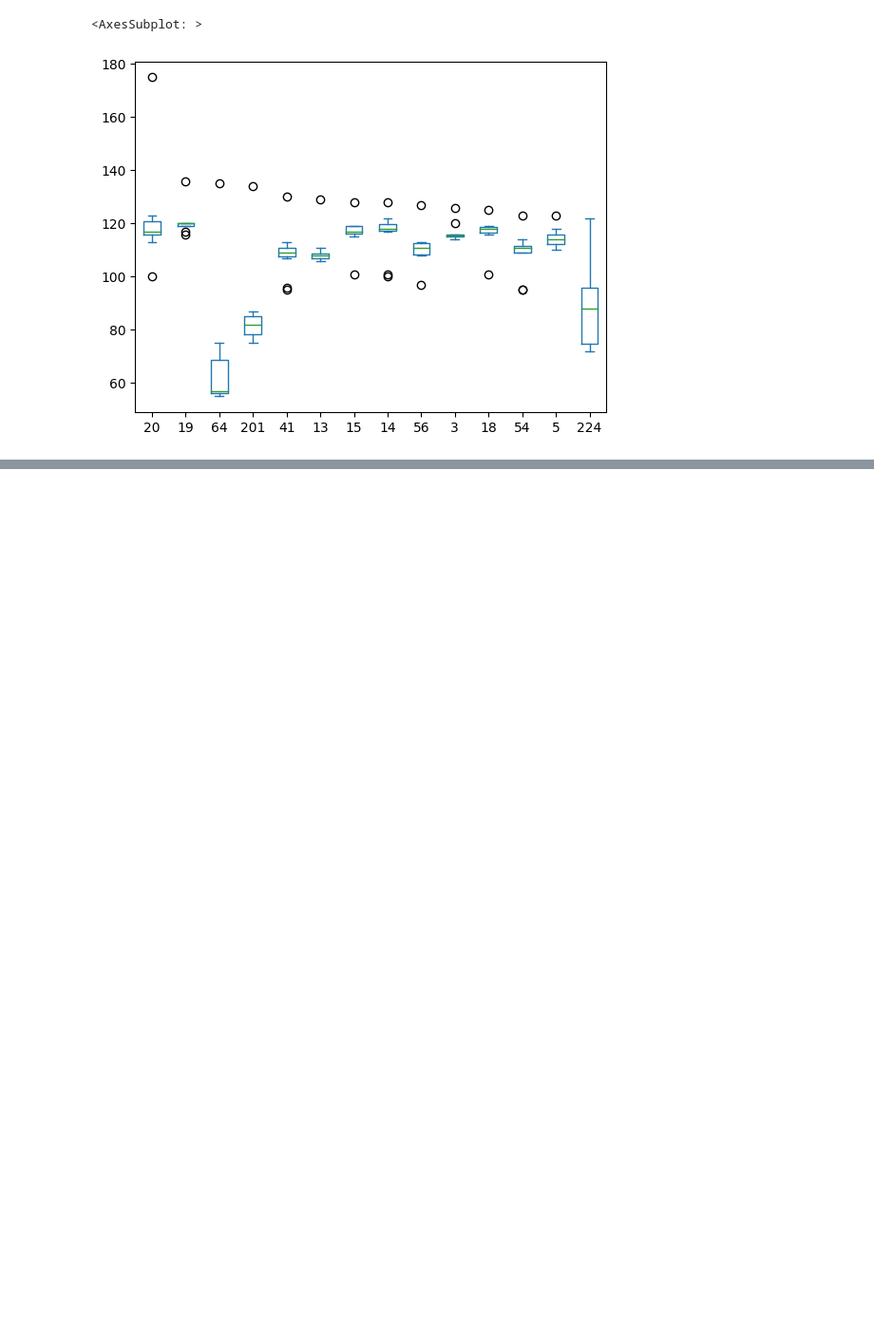
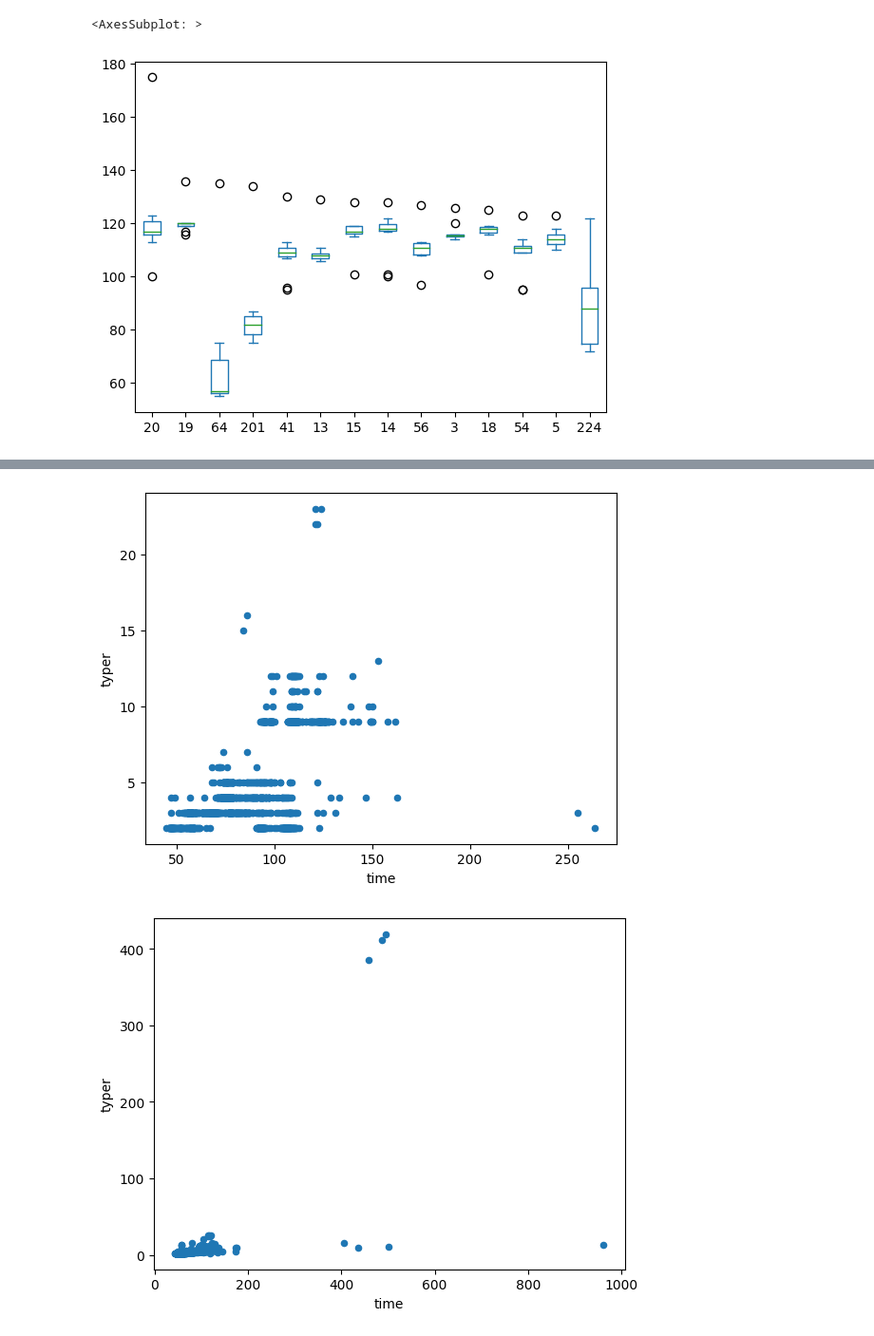
Before and after one commit to pitag-ha/merl-an, a Jupyter notebook: data/js_2023_02_06/analysis.ipynb, the cells around one changed output, grey strips where cells are left out. Shown at 95% size. Saved outputs shown, nothing was run; the diff lists cells and outputs as text; code cells hidden in the pictures; blank space fills up the shorter version.

```diff
--- a/data/js_2023_02_06/analysis.ipynb
+++ b/data/js_2023_02_06/analysis.ipynb
@@ -93,0 +194,6 @@ TypeError: list indices must be integers or slices, not str
+# %%
+plot(performance, Frontend.Warm, "typer", query_type = "Type_enclosing", truncate_on=3000)
+plot(performance, Frontend.Warm,"typer", query_type = "Locate", truncate_on=3000)
+# %% [output]
+[figure, added]
+[figure, added]
```
Also changed, not shown: parts of 23 cells of this notebook.
